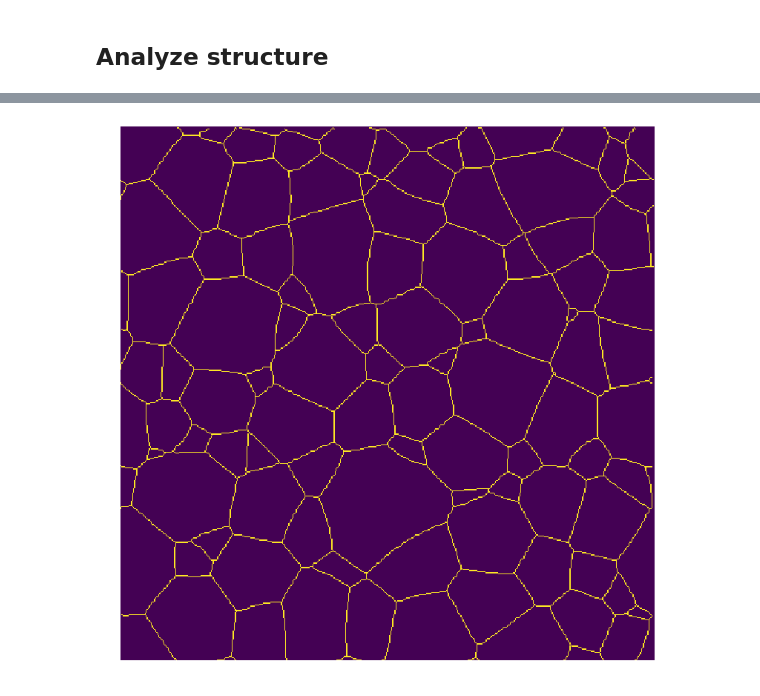
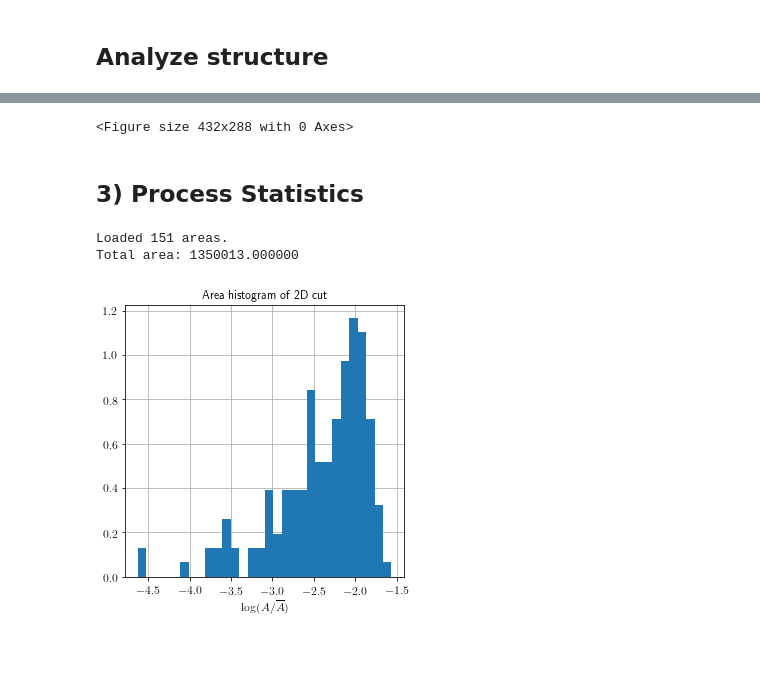
Before and after one commit to asazo/thesis, a Jupyter notebook: scripts/esedoglu_thinfilm/check_output.ipynb, the cells around one changed output, grey strips where cells are left out. Saved outputs shown, nothing was run; the diff lists cells and outputs as text; code cells hidden in the pictures; blank space fills up the shorter version.

```diff
--- a/scripts/esedoglu_thinfilm/check_output.ipynb
+++ b/scripts/esedoglu_thinfilm/check_output.ipynb
@@ -125,10 +165,43 @@ plt.show()
 # %%
-fig = plt.figure(figsize=(10,10))
-plt.imshow(skt[::-1])
-plt.axis("off")
-plt.subplots_adjust(top = 1, bottom = 0, right = 1, left = 0,
-            hspace = 0, wspace = 0)
-plt.savefig(str(n_grains)+"_example2.png", box_inches='tight', dpi=100,)
-plt.show()
+basefolder = "exp_02"
+os.system("rm -rf %s && mkdir %s" % (basefolder, basefolder))
+for level, skt in zip(levels, all_skeletons):
+    fig = plt.figure(figsize=(10,10))
+    plt.imshow(skt[::-1], cmap=cm.binary)
+    plt.axis("off")
+    plt.subplots_adjust(top = 1, bottom = 0, right = 1, left = 0,
+                hspace = 0, wspace = 0)
+    plt.savefig(basefolder+"/out_%d.png" % level, box_inches='tight', dpi=100,)
+    #plt.show()
+    plt.close()
+    plt.clf()
 # %% [output]
-[figure, removed]
+<Figure size 432x288 with 0 Axes>
+# %% [markdown]
+## 3) Process Statistics
+# %%
+def load_results(file):
+    df = pd.read_csv(file)
+    areas = df['Area'].as_matrix()
+    print("Loaded %d areas." % len(areas))
+    return areas
+# %%
+file = basefolder+"/Results.csv"
+out_file = file.split("/")[0]
+areas = load_results(file)
+tot_area = np.sum(areas)
+print("Total area: %f" % tot_area)
+areas = areas / tot_area
+
+plt.figure(figsize=(5,5))
+plt.hist(np.log10(areas),bins=30, density=True)
+plt.title("Area histogram of 2D cut")
+plt.xlabel(r"$\log(A/\overline{A})$")
+plt.grid()
+
+plt.savefig(out_file+"/area_histogram.pdf")
+plt.show()
+# %% [output]
+Loaded 151 areas.
+Total area: 1350013.000000
+[figure, added]
```
Also changed, not shown: parts of 14 cells of this notebook.
